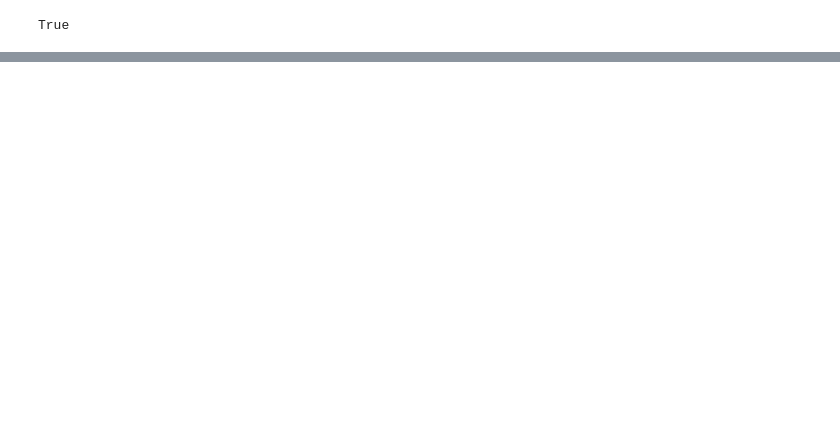
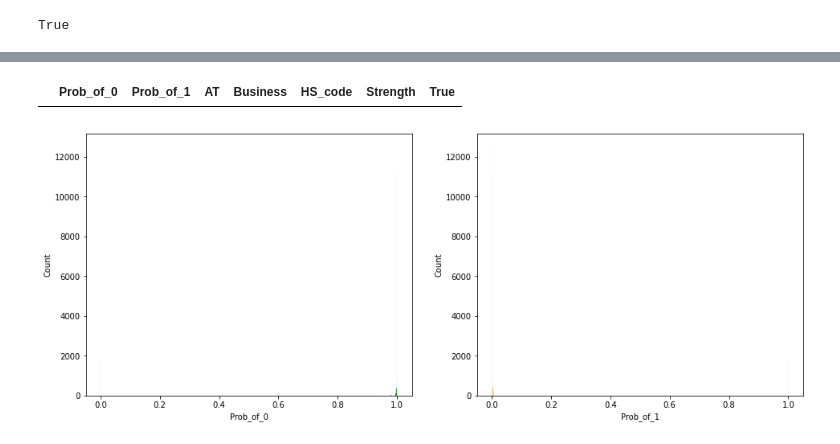
Before and after one commit to kosmobiker/research, a Jupyter notebook: research_v1.2.ipynb, the cells around one changed output, grey strips where cells are left out. Cells and saved outputs as stored; diff of their text form; code cells hidden in the pictures; blank space fills up the shorter version.

```diff
--- a/research_v1.2.ipynb
+++ b/research_v1.2.ipynb
@@ -226,4 +229,4 @@ text reducing is  0.7911105632121019
 # %%
-df_cleaned_test_text = vector.transform(df_cleaned_test_text)
-df_cleaned_train_text
+df_cleaned_test_text = tfidf_vectorizer.transform(df_cleaned_test_text)
+df_cleaned_test_text
 # %% [output]
@@ -232,5 +235,5 @@ df_cleaned_train_text
 # %%
-X_test = hstack([df_test_features, df_cleaned_test_text])
+X_test = hstack([df_test_features_sparse, df_cleaned_test_text])
 # %%
 print('Logistic regression F1 score (test) %.3f' % f1_score(y_test, clf.predict(X_test)))
 print('Ridge Clasifier F1 score (test) %.3f' % f1_score(y_test, clf2.predict(X_test)))
@@ -243,0 +259,16 @@ Linear SVM F1 score (test) 0.595
+# %%
+preds = pd.DataFrame(clf.predict_proba(X_test), columns = ['Prob_of_0', 'Prob_of_1'])
+# %%
+preds['AT'] = df_test_text
+preds[['Business', 'HS_code', 'Strength']] = df_test_features
+preds['True'] = y_test
+# %%
+preds[(preds['Prob_of_0'] > 0.4) & (preds['Prob_of_0'] < 0.5) & (preds['True'] == 0)]
+# %% [output]
+|  | Prob_of_0 | Prob_of_1 | AT | Business | HS_code | Strength | True |
+# %%
+fig, axs = plt.subplots(ncols=2, figsize=(16, 6))
+sns.histplot(preds['Prob_of_0'], color='green', ax=axs[0])
+sns.histplot(preds['Prob_of_1'], color='orange', ax=axs[1]);
+# %% [output]
+[figure, added]
```
Also changed, not shown: parts of 29 cells of this notebook.
